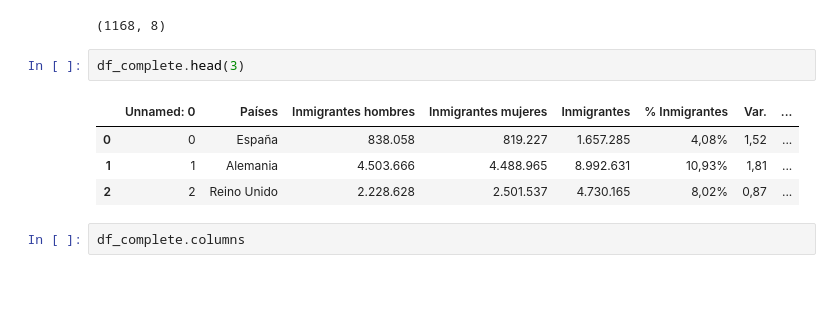
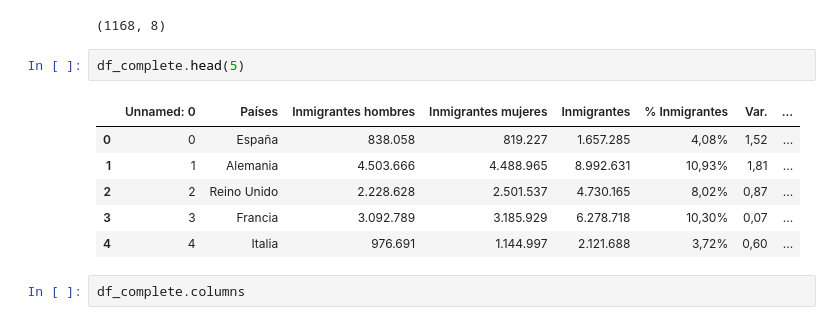
Before and after one commit to ispc-programador2022/TSSSM5, a Jupyter notebook: Scraping/Informe.ipynb, the cells around one changed output. Saved outputs shown, nothing was run; the diff lists cells and outputs as text; blank space fills up the shorter version.

```diff
--- a/Scraping/Informe.ipynb
+++ b/Scraping/Informe.ipynb
@@ -33,12 +33,14 @@ df_complete.shape
 # %% [output]
 (1168, 8)
 # %%
-df_complete.head(3)
+df_complete.head(5)
 # %% [output]
 |  | Unnamed: 0 | Países | Inmigrantes hombres | Inmigrantes mujeres | Inmigrantes | % Inmigrantes | Var. | ... |
 | 0 | 0 | España | 838.058 | 819.227 | 1.657.285 | 4,08% | 1,52 | ... |
 | 1 | 1 | Alemania | 4.503.666 | 4.488.965 | 8.992.631 | 10,93% | 1,81 | ... |
 | 2 | 2 | Reino Unido | 2.228.628 | 2.501.537 | 4.730.165 | 8,02% | 0,87 | ... |
+| 3 | 3 | Francia | 3.092.789 | 3.185.929 | 6.278.718 | 10,30% | 0,07 | ... |
+| 4 | 4 | Italia | 976.691 | 1.144.997 | 2.121.688 | 3,72% | 0,60 | ... |
 # %%
 df_complete.columns
 # %% [output]
```
Also changed, not shown: parts of 16 cells of this notebook.
